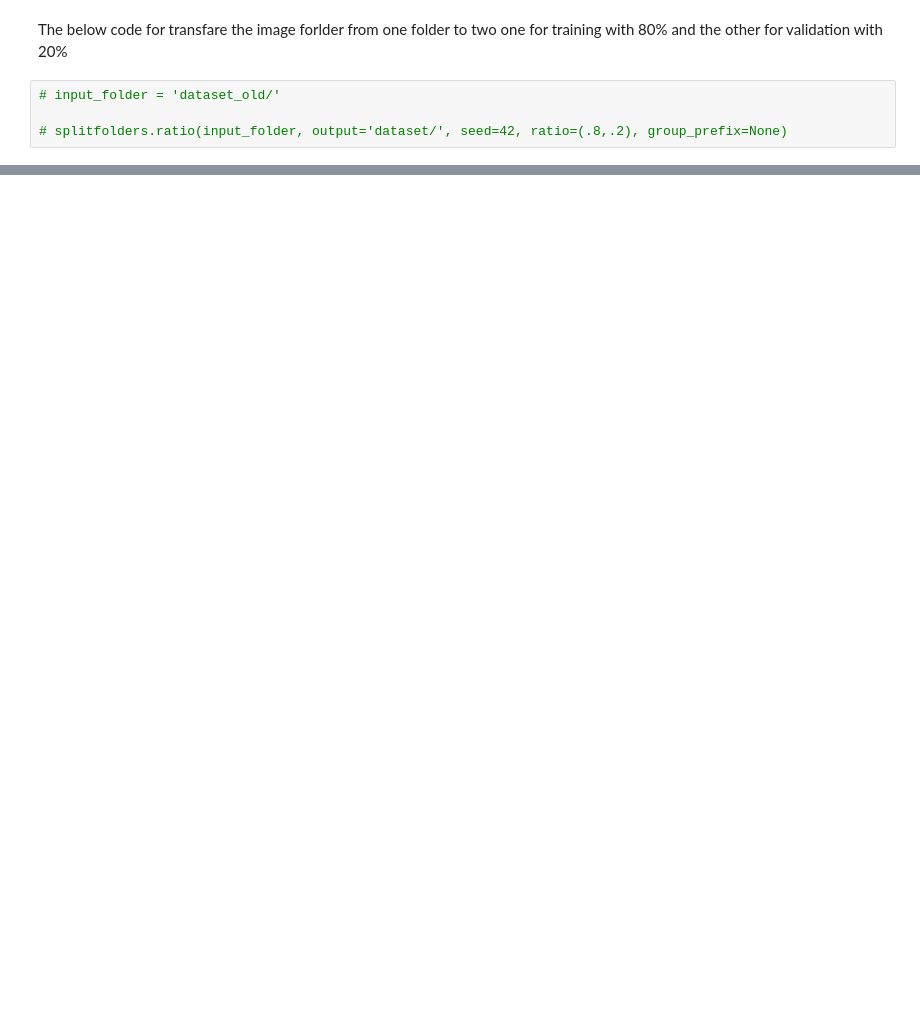
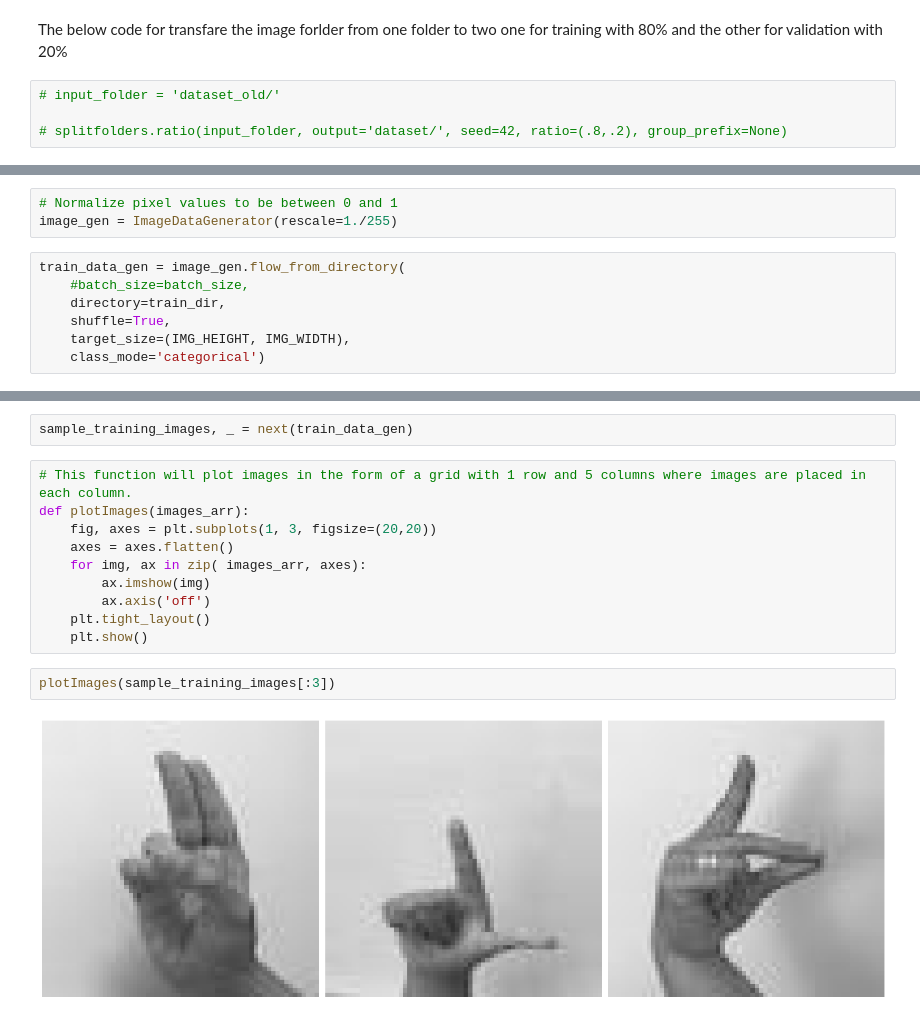
Before and after one commit to alkhonain/Sign-language-recognition-system, a Jupyter notebook: Notebook.ipynb, the cells around one changed output, grey strips where cells are left out. Saved outputs shown, nothing was run; the diff lists cells and outputs as text; blank space fills up the shorter version.

```diff
--- a/Notebook.ipynb
+++ b/Notebook.ipynb
@@ -32,0 +156,10 @@ The below code for transfare the image forlder from one folder to two one for tr
+# %%
+# Normalize pixel values to be between 0 and 1
+image_gen = ImageDataGenerator(rescale=1./255)
+# %%
+train_data_gen = image_gen.flow_from_directory(
+    #batch_size=batch_size,
+    directory=train_dir,
+    shuffle=True,
+    target_size=(IMG_HEIGHT, IMG_WIDTH),
+    class_mode='categorical')
@@ -32,0 +176,16 @@ The below code for transfare the image forlder from one folder to two one for tr
+# %%
+sample_training_images, _ = next(train_data_gen)
+# %%
+# This function will plot images in the form of a grid with 1 row and 5 columns where images are placed in each column.
+def plotImages(images_arr):
+    fig, axes = plt.subplots(1, 3, figsize=(20,20))
+    axes = axes.flatten()
+    for img, ax in zip( images_arr, axes):
+        ax.imshow(img)
+        ax.axis('off')
+    plt.tight_layout()
+    plt.show()
+# %%
+plotImages(sample_training_images[:3])
+# %% [output]
+[figure, added]
```
Also changed, not shown: parts of 27 cells of this notebook, 2 other files.
